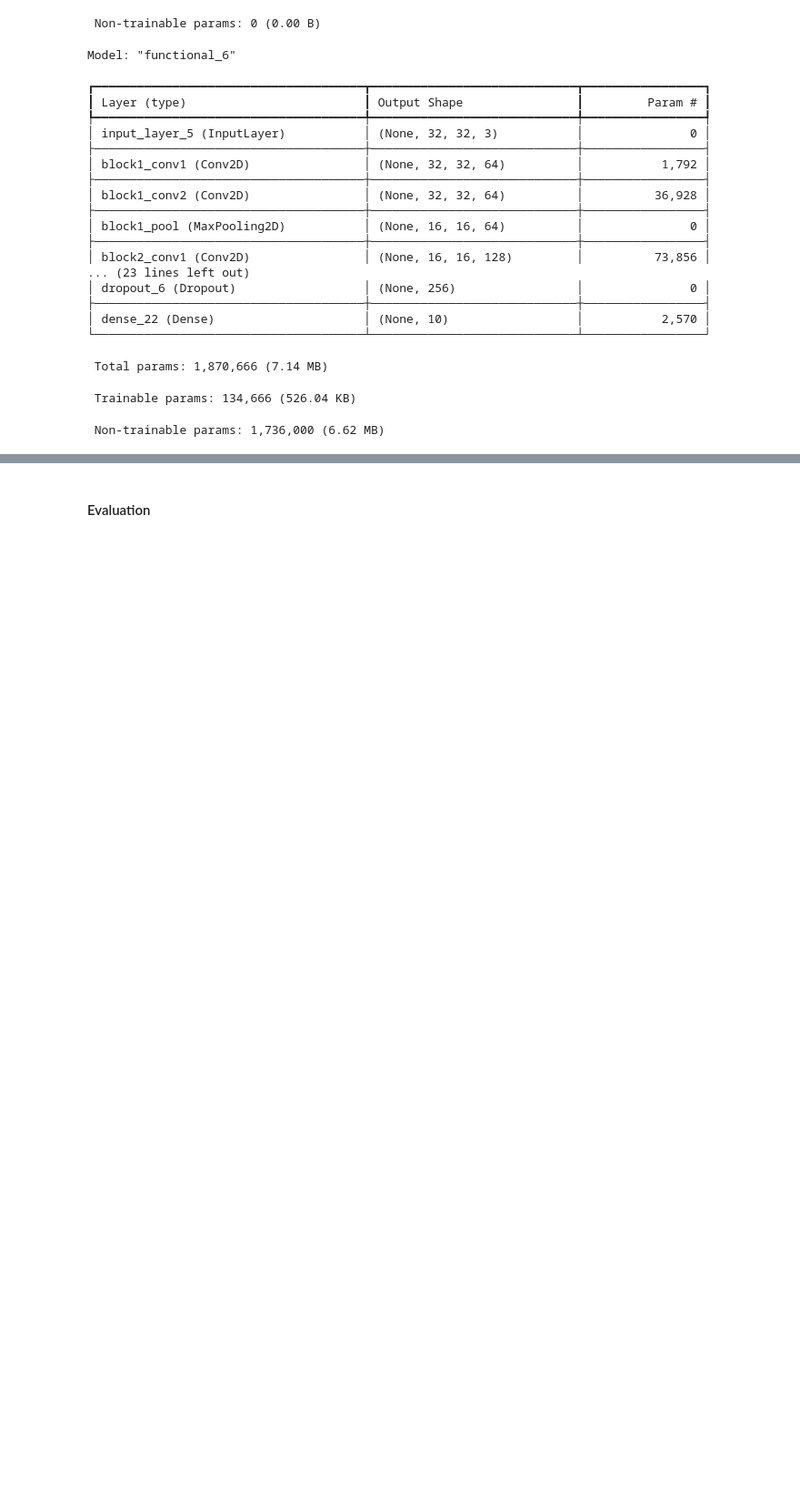
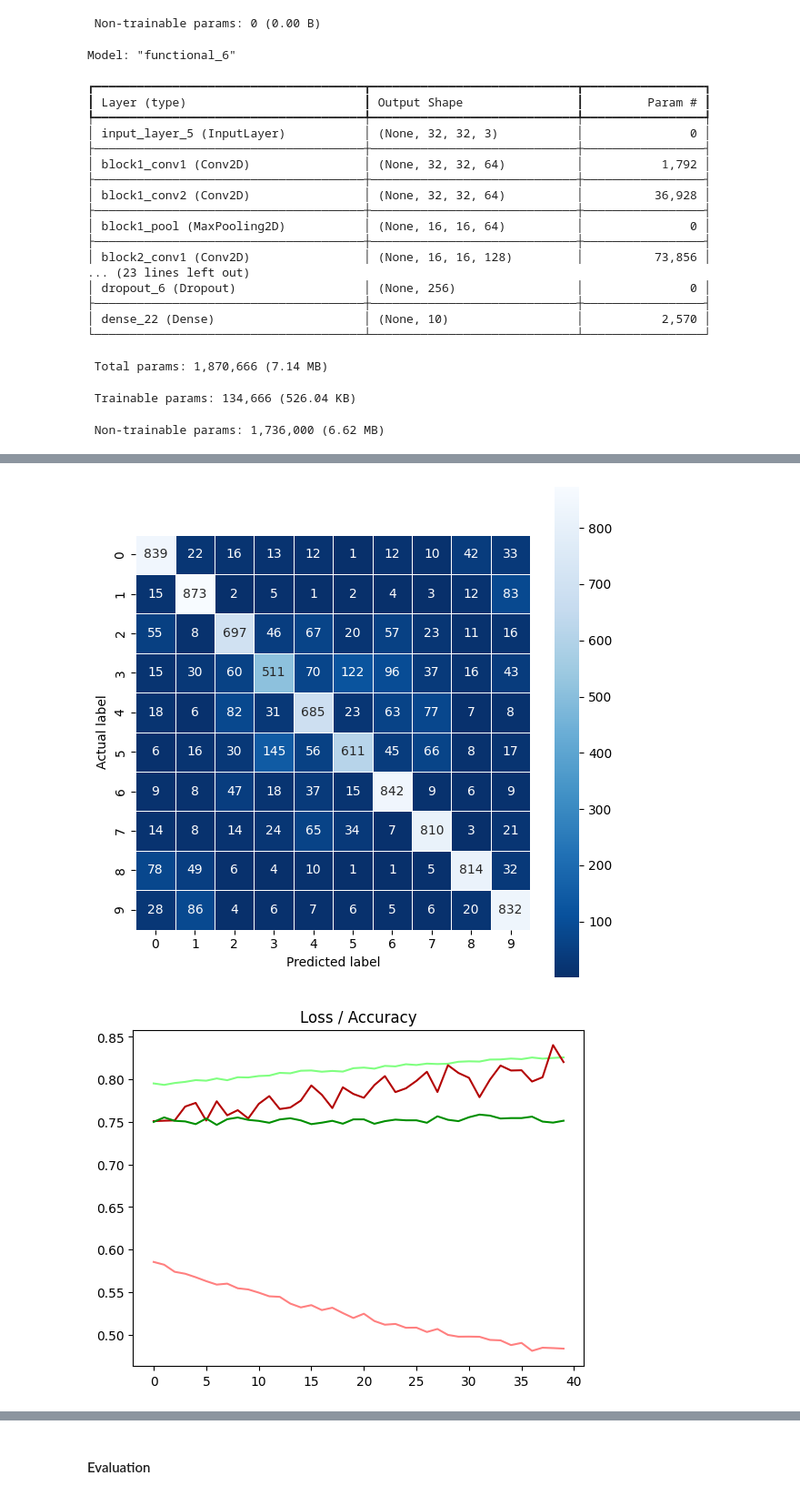
Before and after one commit to babyodacode/image_classification_project, a Jupyter notebook: model.ipynb, the cells around one changed output, grey strips where cells are left out. Shown at 91% size. Saved outputs shown, nothing was run; the diff lists cells and outputs as text; code cells hidden in the pictures; blank space fills up the shorter version.

```diff
--- a/model.ipynb
+++ b/model.ipynb
@@ -179,3 +263,21 @@ def evaluate_model(cnn_model, cnn_history, x_test_data, y_test_data, name):
+# %%
+def image_data_generator(rotation_range=15, width_shift_range=0.1, height_shift_range=0.1, horizontal_flip=True):
+    """
+    Args:
+      rotation_range: Specifies the range of random rotations in degrees
+      width_shift_range: Defines the maximum horizontal shift as a fraction of the image width
+      height_shift_range: Defines the maximum horizontal shift as a fraction of the image height
+      horizontal_flip: Randomly flips images horizontally
+
+    Return:
+      A ImageDataGenerator Object
+    """
+
+    return ImageDataGenerator(
+        rotation_range=rotation_range,
+        width_shift_range=width_shift_range,
+        height_shift_range=height_shift_range,
+        horizontal_flip=horizontal_flip)
 # %% [markdown]
 ## Models
 # %% [markdown]
@@ -1176,8 +1377,8 @@ clear_session()
 
 Utilizes transfer learning with VGG16 pre-trained on ImageNet. Fine-tuning is disabled (model12.trainable = False), leveraging the learned features for this specific task.
 # %%
-model12 = VGG16(weights='imagenet', include_top=False, classes=10, input_shape=(32,32,3))
-model12.summary()
+model13 = VGG16(weights='imagenet', include_top=False, classes=10, input_shape=(32,32,3))
+model13.summary()
 # %% [output]
 Model: "vgg16"
 ┏━━━━━━━━━━━━━━━━━━━━━━━━━━━━━━━━━━━━━━┳━━━━━━━━━━━━━━━━━━━━━━━━━━━━━┳━━━━━━━━━━━━━━━━━┓
@@ -1201,9 +1402,9 @@ Model: "vgg16"
  Trainable params: 14,714,688 (56.13 MB)
  Non-trainable params: 0 (0.00 B)
 # %%
-model12.trainable = False
+model13.trainable = False
 
-model12.compile(loss='categorical_crossentropy', optimizer='adam', metrics=['accuracy'])
+model13.compile(loss='categorical_crossentropy', optimizer='adam', metrics=['accuracy'])
 # %% [output]
 Model: "functional_6"
 ┏━━━━━━━━━━━━━━━━━━━━━━━━━━━━━━━━━━━━━━┳━━━━━━━━━━━━━━━━━━━━━━━━━━━━━┳━━━━━━━━━━━━━━━━━┓
@@ -1229,13 +1430,9 @@ Model: "functional_6"
 # %%
 # To help model generalize and overcome the limitations of a small dataset, we prepare augmented datasets using keras  utilities
 
-datagen = ImageDataGenerator(
-    rotation_range=15,
-    horizontal_flip=True,
-)
-train_generator = datagen.flow(x_train, y_train, batch_size=128)
+train_generator = image_data_generator().flow(x_train, y_train, batch_size=128)
 
-history12 = model12.fit(train_generator, epochs=40, validation_data=(x_test, y_test))
+history13 = model13.fit(train_generator, epochs=40, validation_data=(x_test, y_test))
 # %% [output]
 Epoch 1/40
 391/391 ━━━━━━━━━━━━━━━━━━━━ 26s 67ms/step - accuracy: 0.8020 - loss: 0.5677 - val_accuracy: 0.7500 - val_loss: 0.7509
@@ -1257,0 +1459,3 @@ Epoch 40/40
+# %%
+evaluate_model(model13, history13, x_test, y_test, 'model_13')
+# %% [output]
@@ -1257,0 +1463,2 @@ Epoch 40/40
+[figure, added]
+[figure, added]
```
Also changed, not shown: parts of 64 cells of this notebook, 8 other files.
